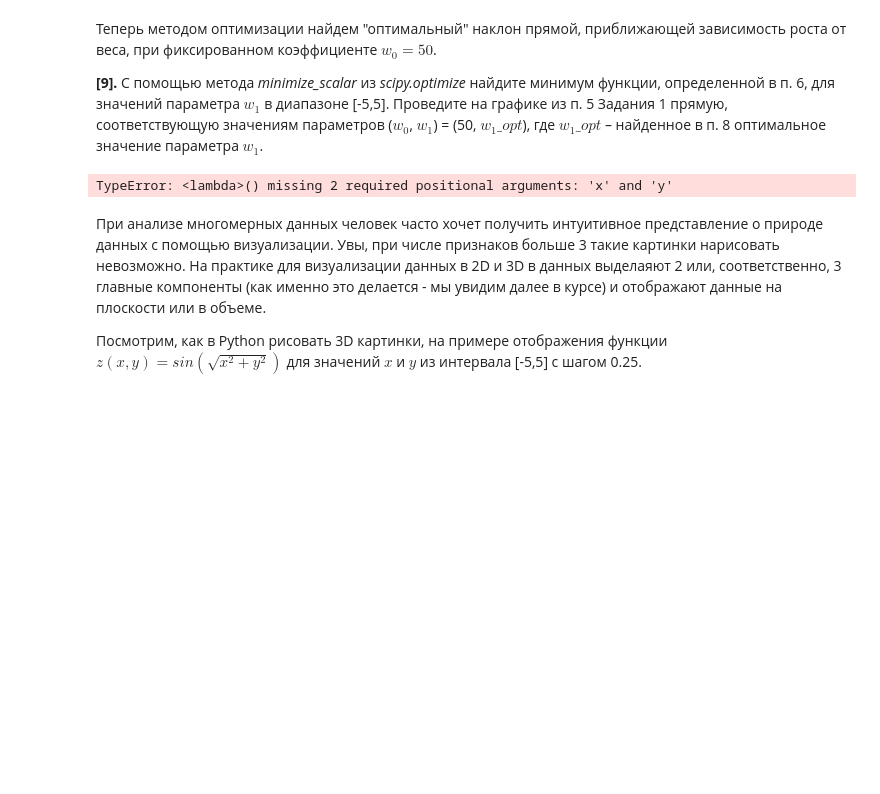
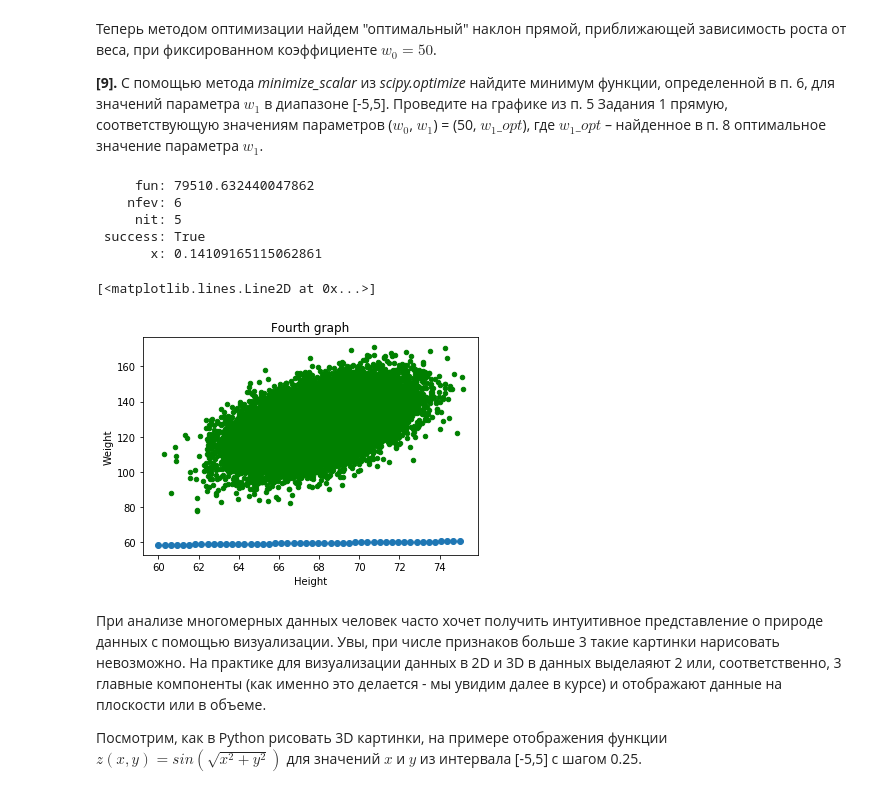
Before and after one commit to 7kia/MachineLearning, a Jupyter notebook: 1_linear_regression_task/peer_review_linreg_height_weight.ipynb, the cells around one changed output. Saved outputs shown, nothing was run; the diff lists cells and outputs as text; code cells hidden in the pictures; blank space fills up the shorter version.

```diff
--- a/1_linear_regression_task/peer_review_linreg_height_weight.ipynb
+++ b/1_linear_regression_task/peer_review_linreg_height_weight.ipynb
@@ -121,12 +121,12 @@ def getFunctionValue(w0, w1, x):
     return w0 + w1*x
 
 def getError(w0, w1, x, y):
-    return y - getFunctionValue(w0, w1, x)
+    return (y - getFunctionValue(w0, w1, x)) ** 2
 
 def getErrorYList(w0, w1, xList, yList):
     list = []
     for i in range(1, len(xList) + 1):
-        list.append(getError(w0, w1, xList[i], yList[i]) ** 2)
+        list.append(getError(w0, w1, xList[i], yList[i]))
     return list
 
 def errorFunc(w0, w1, data):
@@ -144,16 +144,16 @@ print(errorFunc(50, 50, data))
 **[7].** Проведите на графике из п. 5 Задания 1 две прямые, соответствующие значениям параметров ($w_0, w_1) = (60, 0.05)$ и ($w_0, w_1) = (50, 0.16)$. Используйте метод *plot* из *matplotlib.pyplot*, а также метод *linspace* библиотеки NumPy. Подпишите оси и график.
 # %%
 # Уточни что означает w0 и w1, и как должна проходить линия
-def getYForLinearFunc(listX, xShift, yShift):
+def getYForLinearFunc(listX, w0, w1):
     list = []
     for i in range(0, len(listX)):
-        list.append((listX[i]*xShift) + yShift)
+        list.append(getFunctionValue(w0, w1, listX[i]))
     return list
 
 line1x = np.linspace(60, 75)
 line2x = np.linspace(60, 75)
-line1y = getYForLinearFunc(line1x, 0.05, 60)
-line2y = getYForLinearFunc(line2x, 0.16, 50)
+line1y = getYForLinearFunc(line1x, 60, 0.05)
+line2y = getYForLinearFunc(line2x, 50, 0.16)
 
 data.plot(x='Height', y='Weight', kind='scatter', color='green',  title='Fourth graph')
 plt.plot(line1x, line1y, 'o')
@@ -183,19 +183,19 @@ plt.show()
 from scipy.optimize import minimize_scalar
 import sys
 
-def minimazableFunction(param):
-
-    return 50 + w1*x
-
+w0 = 50
 minW1 = -5
 maxW1 = 5
-fixW0 = 50
-range1 = range(minW1, maxW1)
+rangeW1 = range(minW1, maxW1)
+
 res = minimize_scalar(
-    lambda w0, w1, x, y: getError(w0, w1, x, y) ** 2,
-    args={'w0':[fixW0], 'w1':range1, 'x':data['Weight'], 'y':data['Height'] },
-    bounds=((fixW0,fixW0), (minW1, maxW1), (0, sys.float_info.max), (0, sys.float_info.max))
+    lambda w1: errorFunc(w0, w1, data),
+    bounds=(rangeW1)
 )
-print(res.x)
+print(res)
 # %% [output]
-TypeError: <lambda>() missing 2 required positional arguments: 'x' and 'y'
+     fun: 79510.632440047862
+    nfev: 6
+     nit: 5
+ success: True
+       x: 0.14109165115062861
@@ -204,3 +202,12 @@ TypeError: <lambda>() missing 2 required positional arguments: 'x' and 'y'
+# %%
+line1x = np.linspace(60, 75)
+line1y = getYForLinearFunc(line1x, 50, res.x)
+
+data.plot(x='Height', y='Weight', kind='scatter', color='green',  title='Fourth graph')
+plt.plot(line1x, line1y, 'o')
+# %% [output]
+[<matplotlib.lines.Line2D at 0x...>]
+[figure, added]
 # %% [markdown]
 При анализе многомерных данных человек часто хочет получить интуитивное представление о природе данных с помощью визуализации. Увы, при числе признаков больше 3 такие картинки нарисовать невозможно. На практике для визуализации данных в 2D и 3D в данных выделаяют 2 или, соответственно, 3 главные компоненты (как именно это делается - мы увидим далее в курсе) и отображают данные на плоскости или в объеме.
 
```
Also changed, not shown: parts of 11 cells of this notebook.
